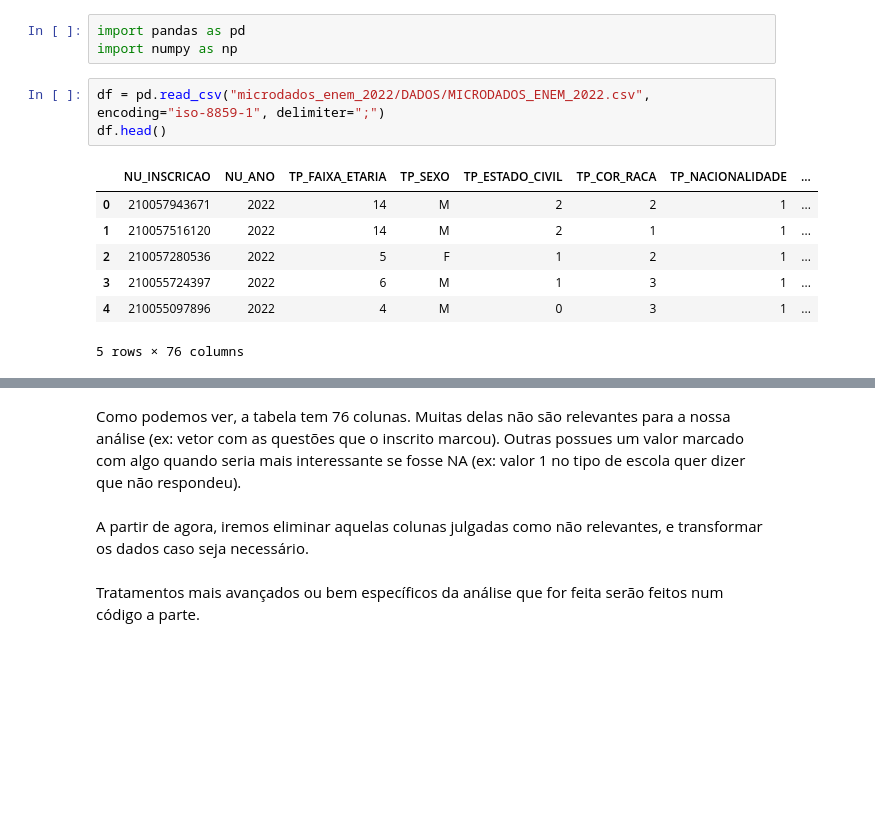
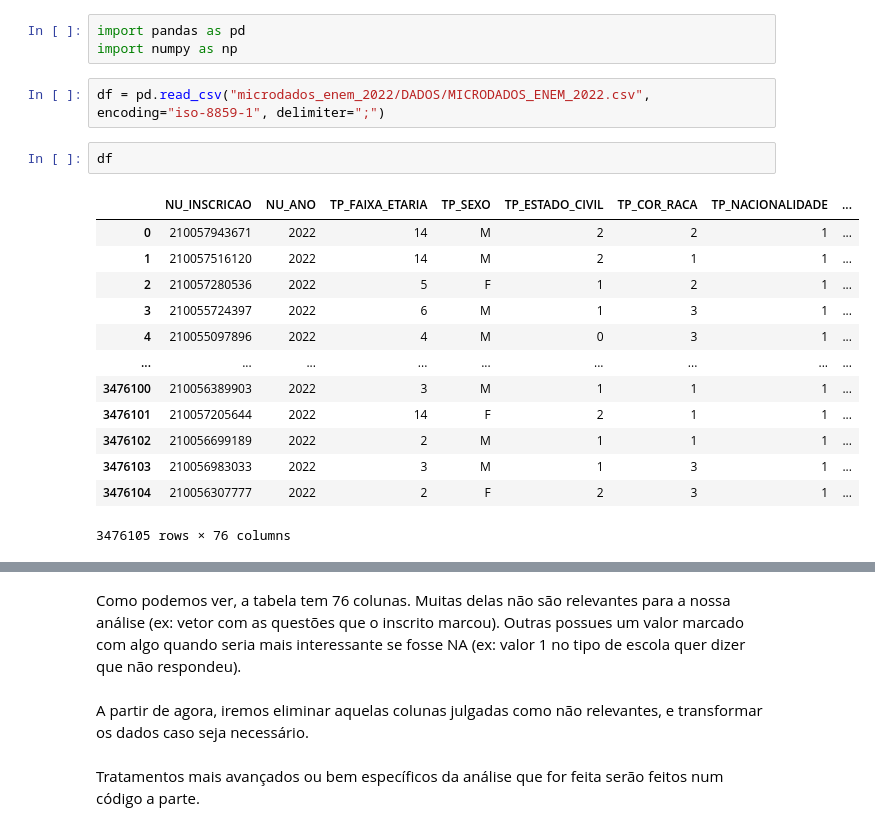
Before and after one commit to RobertoTomchak/Analise-Cotas-ENEM-2022, a Jupyter notebook: tratamento_dataset_microdados.ipynb, the cells around one changed output, grey strips where cells are left out. Saved outputs shown, nothing was run; the diff lists cells and outputs as text; blank space fills up the shorter version.

```diff
--- a/tratamento_dataset_microdados.ipynb
+++ b/tratamento_dataset_microdados.ipynb
@@ -11,12 +11,19 @@ import pandas as pd
 import numpy as np
 # %%
 df = pd.read_csv("microdados_enem_2022/DADOS/MICRODADOS_ENEM_2022.csv", encoding="iso-8859-1", delimiter=";")
-df.head()
-# %% [output]
-|  | NU_INSCRICAO | NU_ANO | TP_FAIXA_ETARIA | TP_SEXO | TP_ESTADO_CIVIL | TP_COR_RACA | TP_NACIONALIDADE | ... |
-| 0 | 210057943671 | 2022 | 14 | M | 2 | 2 | 1 | ... |
-| 1 | 210057516120 | 2022 | 14 | M | 2 | 1 | 1 | ... |
-| 2 | 210057280536 | 2022 | 5 | F | 1 | 2 | 1 | ... |
-| 3 | 210055724397 | 2022 | 6 | M | 1 | 3 | 1 | ... |
-| 4 | 210055097896 | 2022 | 4 | M | 0 | 3 | 1 | ... |
-5 rows × 76 columns
+# %%
+df
+# %% [output]
+|  | NU_INSCRICAO | NU_ANO | TP_FAIXA_ETARIA | TP_SEXO | TP_ESTADO_CIVIL | TP_COR_RACA | TP_NACIONALIDADE | ... |
+| 0 | 210057943671 | 2022 | 14 | M | 2 | 2 | 1 | ... |
+| 1 | 210057516120 | 2022 | 14 | M | 2 | 1 | 1 | ... |
+| 2 | 210057280536 | 2022 | 5 | F | 1 | 2 | 1 | ... |
+| 3 | 210055724397 | 2022 | 6 | M | 1 | 3 | 1 | ... |
+| 4 | 210055097896 | 2022 | 4 | M | 0 | 3 | 1 | ... |
+| ... | ... | ... | ... | ... | ... | ... | ... | ... |
+| 3476100 | 210056389903 | 2022 | 3 | M | 1 | 1 | 1 | ... |
+| 3476101 | 210057205644 | 2022 | 14 | F | 2 | 1 | 1 | ... |
+| 3476102 | 210056699189 | 2022 | 2 | M | 1 | 1 | 1 | ... |
+| 3476103 | 210056983033 | 2022 | 3 | M | 1 | 3 | 1 | ... |
+| 3476104 | 210056307777 | 2022 | 2 | F | 2 | 3 | 1 | ... |
+3476105 rows × 76 columns
```
Also changed, not shown: parts of 33 cells of this notebook.
